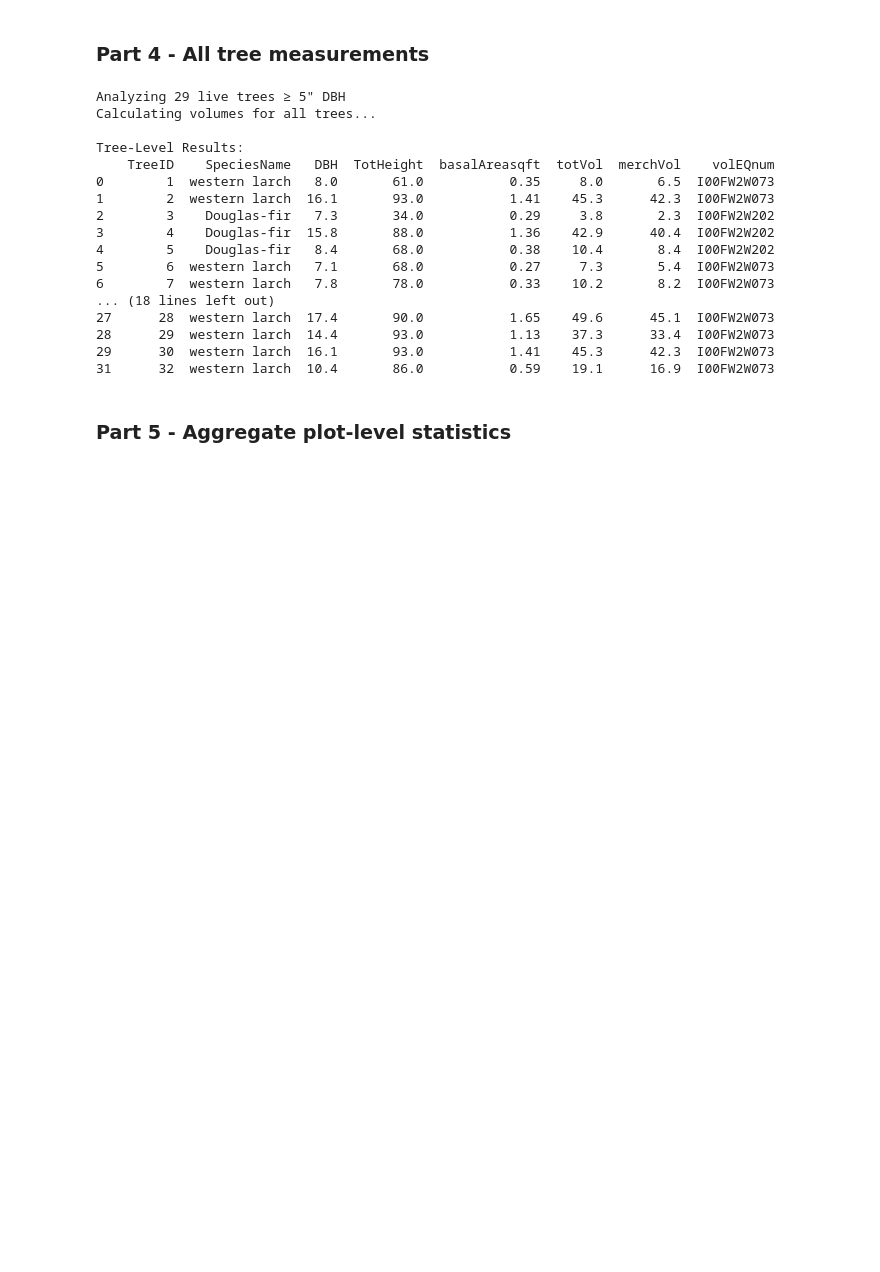
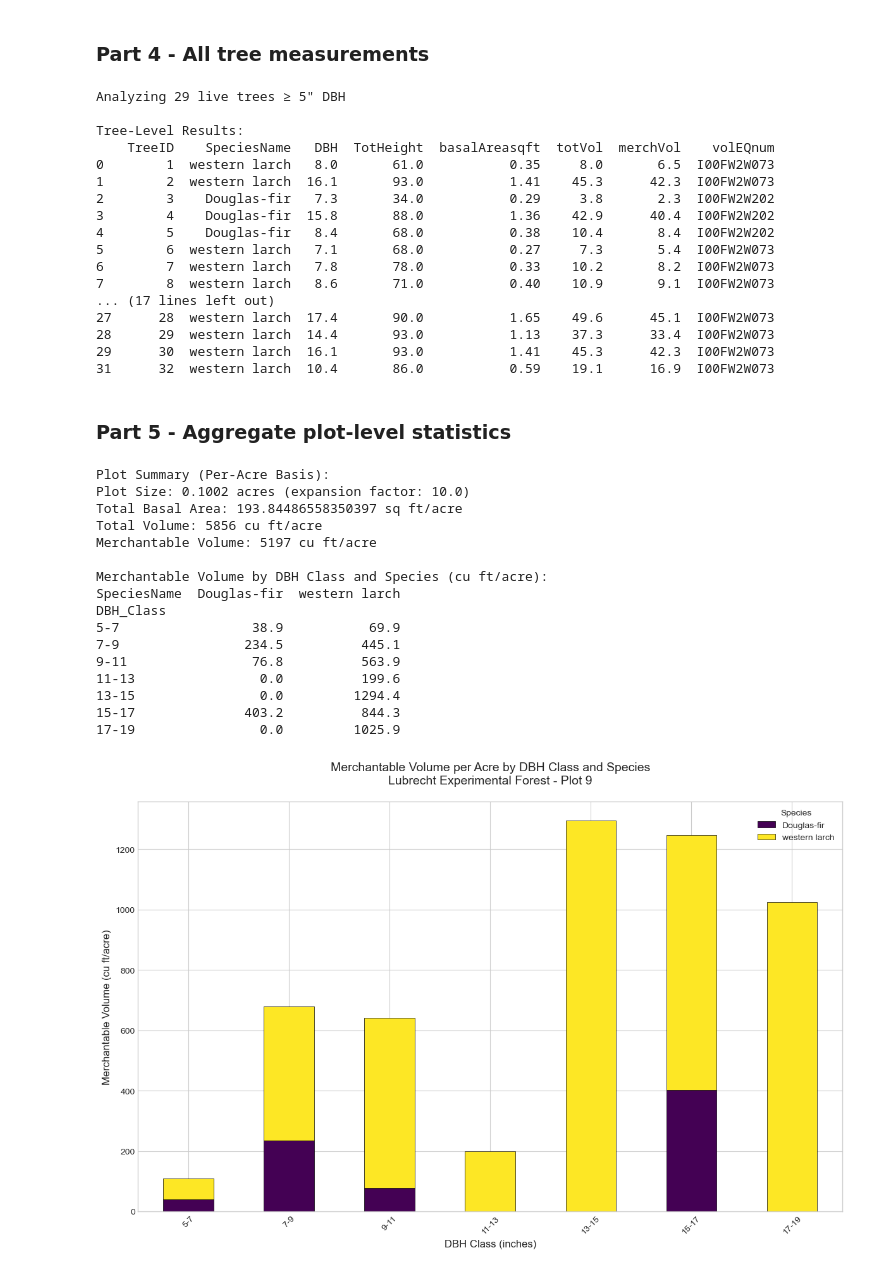
Before and after one commit to cake-dev/ForestAnalytics, a Jupyter notebook: assignment1.ipynb, the cells around one changed output. Drawn from its saved outputs; the diff is of its cells as text; code cells hidden in the pictures; blank space fills up the shorter version.

```diff
--- a/assignment1.ipynb
+++ b/assignment1.ipynb
@@ -17,7 +17,7 @@ plt.rcParams['figure.figsize'] = (10, 6)
 plt.rcParams['font.size'] = 10
 
 # IMPORTANT: Update this path to your vollib DLL location
-DLL_PATH = r"D:/downloaded/forest_analytics/vol-lib-dll-20250701/VolLibDll20250701/vollib64/vollib.dll"
+DLL_PATH = r"S:/projects/Fall2025/ForestAnalytics/ForestAnalytics/vol-lib-dll-20250701/VolLibDll20250701/vollib64/vollib.dll"
 
 print("=== Forest Inventory Analysis Using VOLLIB ===")
 print("Analysis of Lubrecht Experimental Forest Plot 9\n")
@@ -225,7 +220,6 @@ def calculate_tree_volumes(row):
             'merchVol': 0, 'volEQnum': 'Error'
         })
 
-print("Calculating volumes for all trees...")
 volume_results = live_trees.apply(calculate_tree_volumes, axis=1)
 live_trees = pd.concat([live_trees, volume_results], axis=1)
 
@@ -235,7 +229,6 @@ print(f"\nTree-Level Results:")
 print(live_trees[display_cols].round(2).to_string())
 # %% [output]
 Analyzing 29 live trees ≥ 5" DBH
-Calculating volumes for all trees...
 
 Tree-Level Results:
     TreeID    SpeciesName   DBH  TotHeight  basalAreasqft  totVol  merchVol    volEQnum
@@ -246,10 +239,73 @@ Tree-Level Results:
 4        5    Douglas-fir   8.4       68.0           0.38    10.4       8.4  I00FW2W202
 5        6  western larch   7.1       68.0           0.27     7.3       5.4  I00FW2W073
 6        7  western larch   7.8       78.0           0.33    10.2       8.2  I00FW2W073
-... (18 lines left out)
+7        8  western larch   8.6       71.0           0.40    10.9       9.1  I00FW2W073
+... (17 lines left out)
 27      28  western larch  17.4       90.0           1.65    49.6      45.1  I00FW2W073
 28      29  western larch  14.4       93.0           1.13    37.3      33.4  I00FW2W073
 29      30  western larch  16.1       93.0           1.41    45.3      42.3  I00FW2W073
 31      32  western larch  10.4       86.0           0.59    19.1      16.9  I00FW2W073
 # %% [markdown]
 ### Part 5 - Aggregate plot-level statistics
+# %%
+plot_size_acres = 1/9.98  # For trees ≥ 5" DBH
+expansion_factor = 1 / plot_size_acres
+
+total_ba_per_acre = live_trees['basalAreasqft'].sum() * expansion_factor
+total_vol_per_acre = live_trees['totVol'].sum() * expansion_factor
+merch_vol_per_acre = live_trees['merchVol'].sum() * expansion_factor
+
+print(f"Plot Summary (Per-Acre Basis):")
+print(f"Plot Size: {plot_size_acres:.4f} acres (expansion factor: {expansion_factor:.1f})")
+print(f"Total Basal Area: {total_ba_per_acre} sq ft/acre")
+print(f"Total Volume: {total_vol_per_acre:.0f} cu ft/acre")
+print(f"Merchantable Volume: {merch_vol_per_acre:.0f} cu ft/acre")
+
+# Create DBH classes for histogram
+dbh_min = 5
+dbh_max = int(np.ceil(live_trees['DBH'].max()))
+bin_width = 2
+bins = list(range(dbh_min, dbh_max + bin_width + 1, bin_width))
+labels = [f"{bins[i]}-{bins[i+1]}" for i in range(len(bins)-1)]
+
+live_trees['DBH_Class'] = pd.cut(live_trees['DBH'], bins=bins, labels=labels, right=False)
+live_trees['merchVol_per_acre'] = live_trees['merchVol'] * expansion_factor
+
+volume_by_class_species = live_trees.pivot_table(
+    index='DBH_Class', columns='SpeciesName',
+    values='merchVol_per_acre', aggfunc='sum', fill_value=0
+)
+
+print(f"\nMerchantable Volume by DBH Class and Species (cu ft/acre):")
+print(volume_by_class_species.round(1))
+
+volume_by_class_species.plot(
+    kind='bar', stacked=True, figsize=(12, 8),
+    colormap='viridis', edgecolor='black', linewidth=0.5)
+
+plt.title('Merchantable Volume per Acre by DBH Class and Species\nLubrecht Experimental Forest - Plot 9',
+          fontsize=14, pad=20)
+plt.xlabel('DBH Class (inches)', fontsize=12)
+plt.ylabel('Merchantable Volume (cu ft/acre)', fontsize=12)
+plt.xticks(rotation=45)
+plt.legend(title='Species')
+plt.tight_layout()
+plt.show()
+# %% [output]
+Plot Summary (Per-Acre Basis):
+Plot Size: 0.1002 acres (expansion factor: 10.0)
+Total Basal Area: 193.84486558350397 sq ft/acre
+Total Volume: 5856 cu ft/acre
+Merchantable Volume: 5197 cu ft/acre
+
+Merchantable Volume by DBH Class and Species (cu ft/acre):
+SpeciesName  Douglas-fir  western larch
+DBH_Class
+5-7                 38.9           69.9
+7-9                234.5          445.1
+9-11                76.8          563.9
+11-13                0.0          199.6
+13-15                0.0         1294.4
+15-17              403.2          844.3
+17-19                0.0         1025.9
+[figure, added]
```
Also changed, not shown: parts of 6 cells of this notebook, 1 other file.
